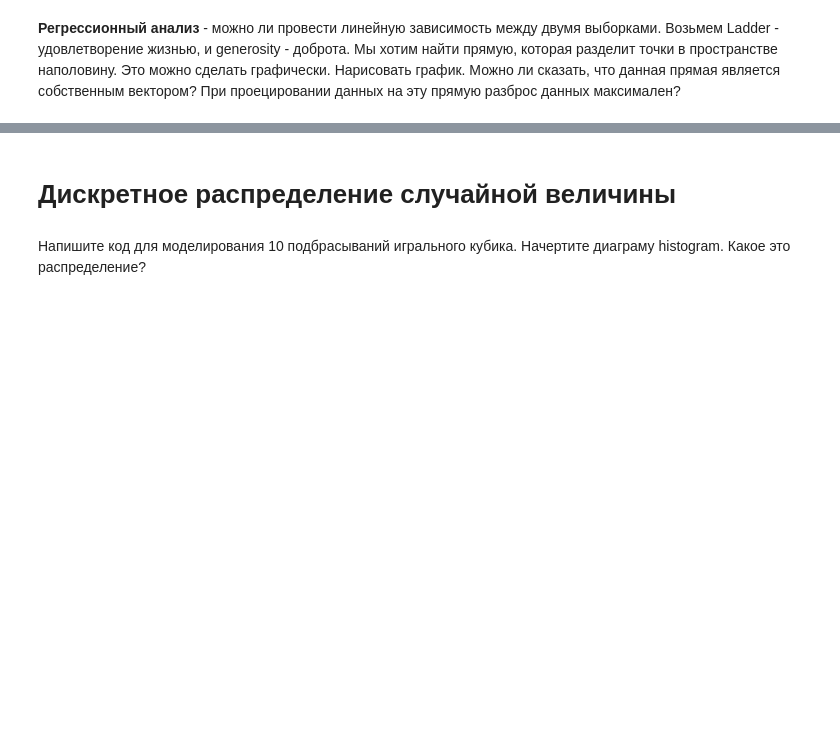
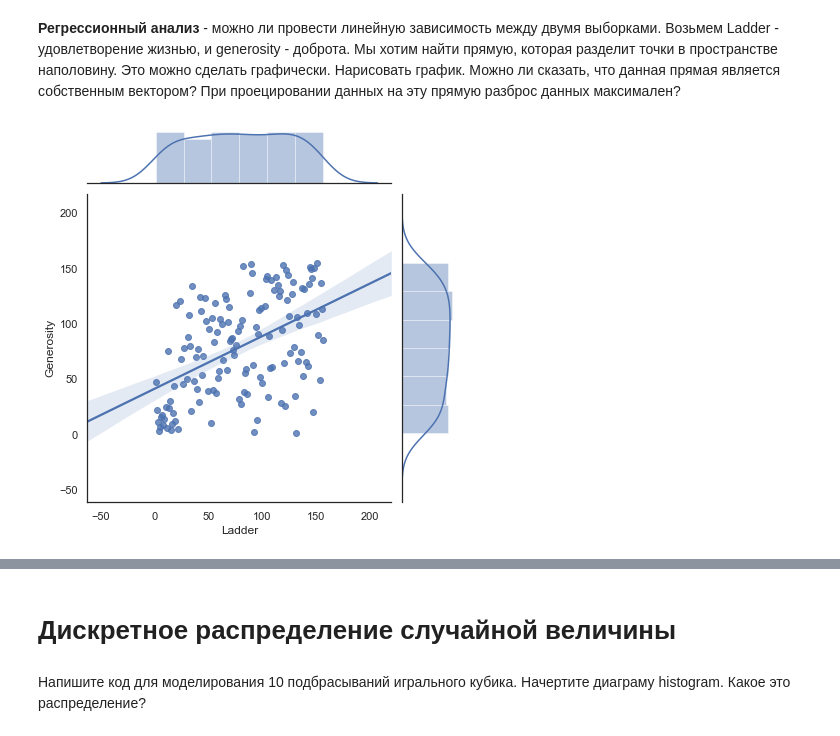
Before and after one commit to sladkoejka/homework, a Jupyter notebook: dz_2.ipynb, the cells around one changed output, grey strips where cells are left out. Cells and saved outputs as stored; diff of their text form; code cells hidden in the pictures; blank space fills up the shorter version.

```diff
--- a/dz_2.ipynb
+++ b/dz_2.ipynb
@@ -211,2 +195,10 @@ plt.show()
 # %% [markdown]
 **Регрессионный анализ** - можно ли провести линейную зависимость между двумя выборками. Возьмем Ladder - удовлетворение жизнью, и generosity - доброта. Мы хотим найти прямую, которая разделит точки в пространстве наполовину. Это можно сделать графически. Нарисовать график. Можно ли сказать, что данная прямая является собственным вектором? При проецировании данных на эту прямую разброс данных максимален?
+# %%
+x = data['Ladder']
+y = data['Generosity']
+sns.set(style="white", color_codes=True)
+g = sns.jointplot(x, y, data, kind='reg')
+plt.show()
+# %% [output]
+[figure, added]
```
Also changed, not shown: parts of 9 cells of this notebook.
